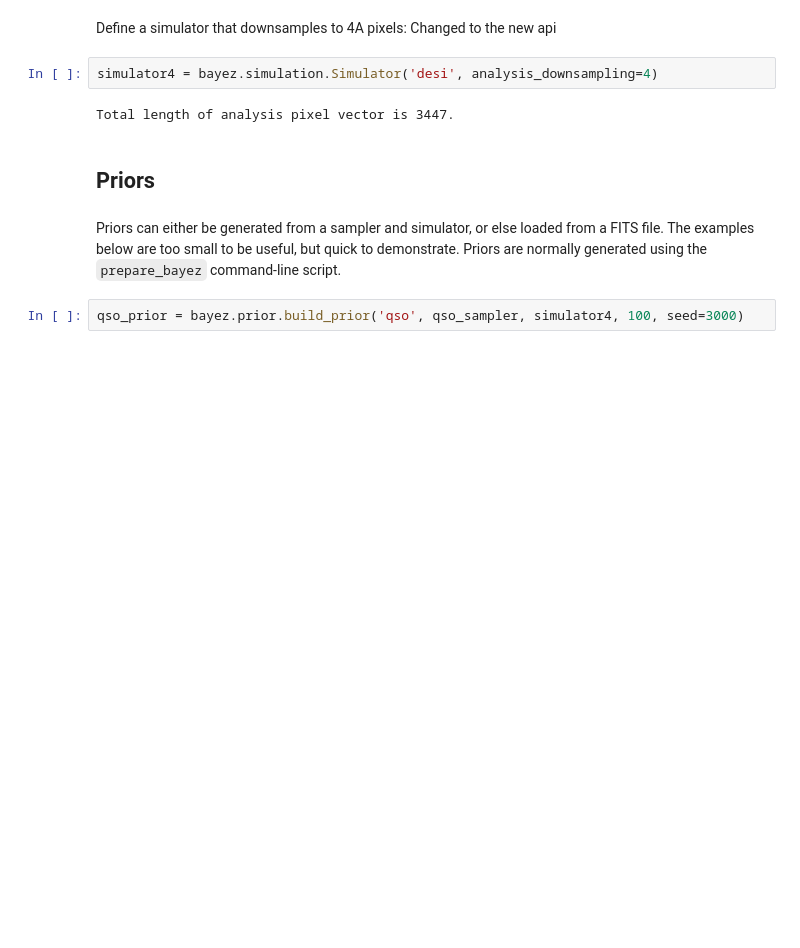
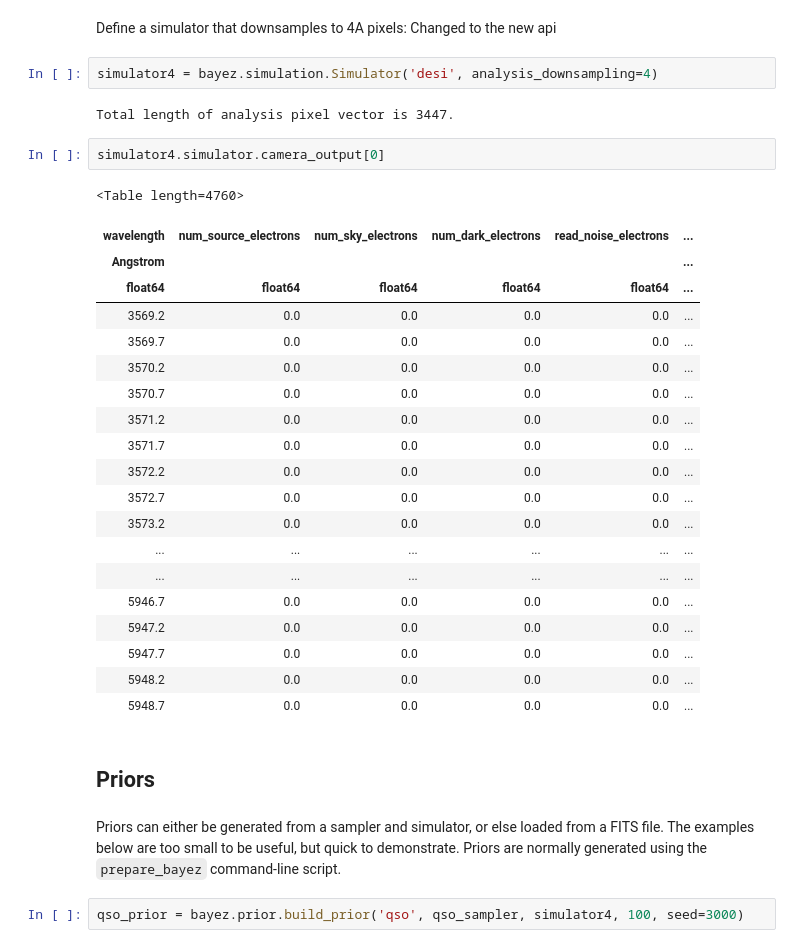
Before and after one commit to dkirkby/bayez, a Jupyter notebook: docs/nb/BayezExamples.ipynb, the cells around one changed output. Cells and saved outputs as stored; diff of their text form; blank space fills up the shorter version.

```diff
--- a/docs/nb/BayezExamples.ipynb
+++ b/docs/nb/BayezExamples.ipynb
@@ -66,6 +66,29 @@ Changed to the new api
 simulator4 = bayez.simulation.Simulator('desi', analysis_downsampling=4)
 # %% [output]
 Total length of analysis pixel vector is 3447.
+# %%
+simulator4.simulator.camera_output[0]
+# %% [output]
+<Table length=4760>
+| wavelength | num_source_electrons | num_sky_electrons | num_dark_electrons | read_noise_electrons | ... |
+| Angstrom |  |  |  |  | ... |
+| float64 | float64 | float64 | float64 | float64 | ... |
+| 3569.2 | 0.0 | 0.0 | 0.0 | 0.0 | ... |
+| 3569.7 | 0.0 | 0.0 | 0.0 | 0.0 | ... |
+| 3570.2 | 0.0 | 0.0 | 0.0 | 0.0 | ... |
+| 3570.7 | 0.0 | 0.0 | 0.0 | 0.0 | ... |
+| 3571.2 | 0.0 | 0.0 | 0.0 | 0.0 | ... |
+| 3571.7 | 0.0 | 0.0 | 0.0 | 0.0 | ... |
+| 3572.2 | 0.0 | 0.0 | 0.0 | 0.0 | ... |
+| 3572.7 | 0.0 | 0.0 | 0.0 | 0.0 | ... |
+| 3573.2 | 0.0 | 0.0 | 0.0 | 0.0 | ... |
+| ... | ... | ... | ... | ... | ... |
+| ... | ... | ... | ... | ... | ... |
+| 5946.7 | 0.0 | 0.0 | 0.0 | 0.0 | ... |
+| 5947.2 | 0.0 | 0.0 | 0.0 | 0.0 | ... |
+| 5947.7 | 0.0 | 0.0 | 0.0 | 0.0 | ... |
+| 5948.2 | 0.0 | 0.0 | 0.0 | 0.0 | ... |
+| 5948.7 | 0.0 | 0.0 | 0.0 | 0.0 | ... |
 # %% [markdown]
 ## Priors
 # %% [markdown]
```
Also changed, not shown: parts of 5 cells of this notebook, 3 other files.
